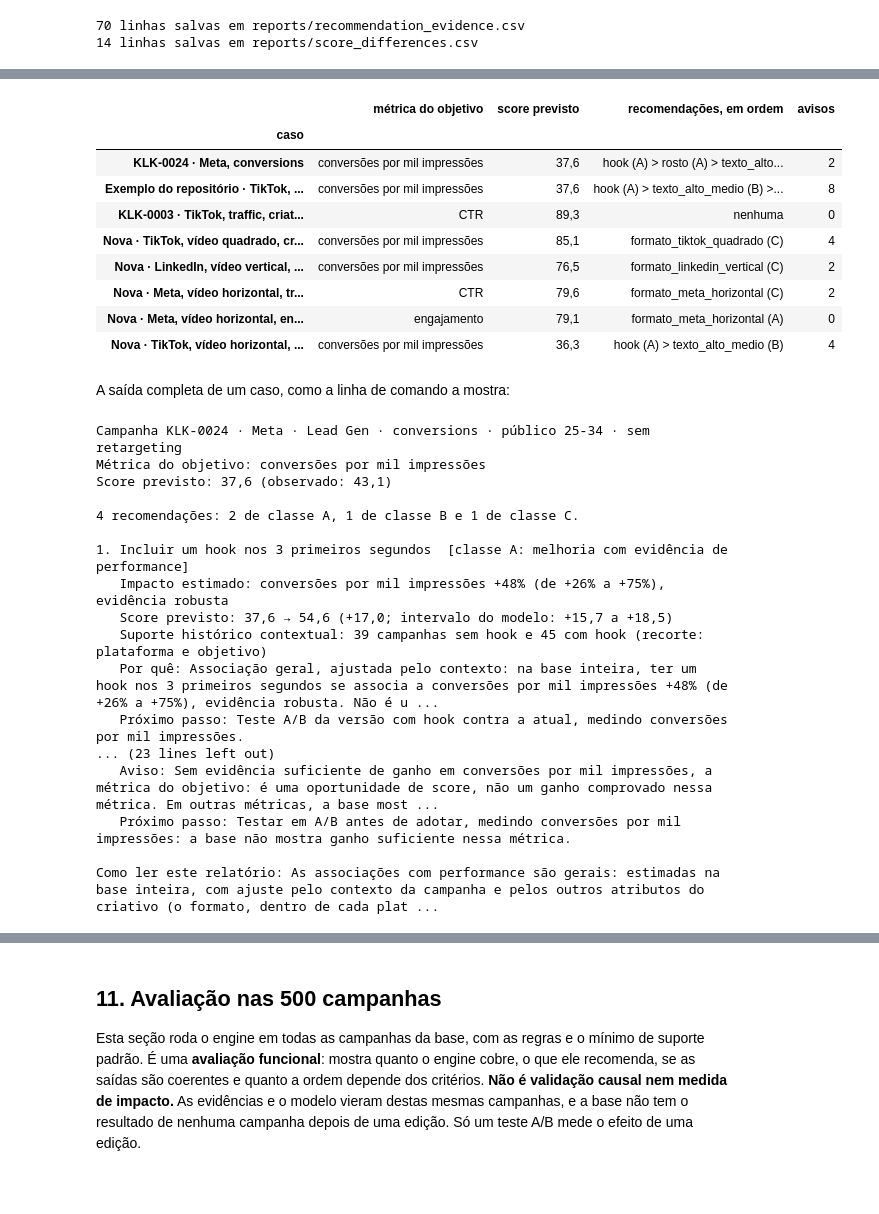
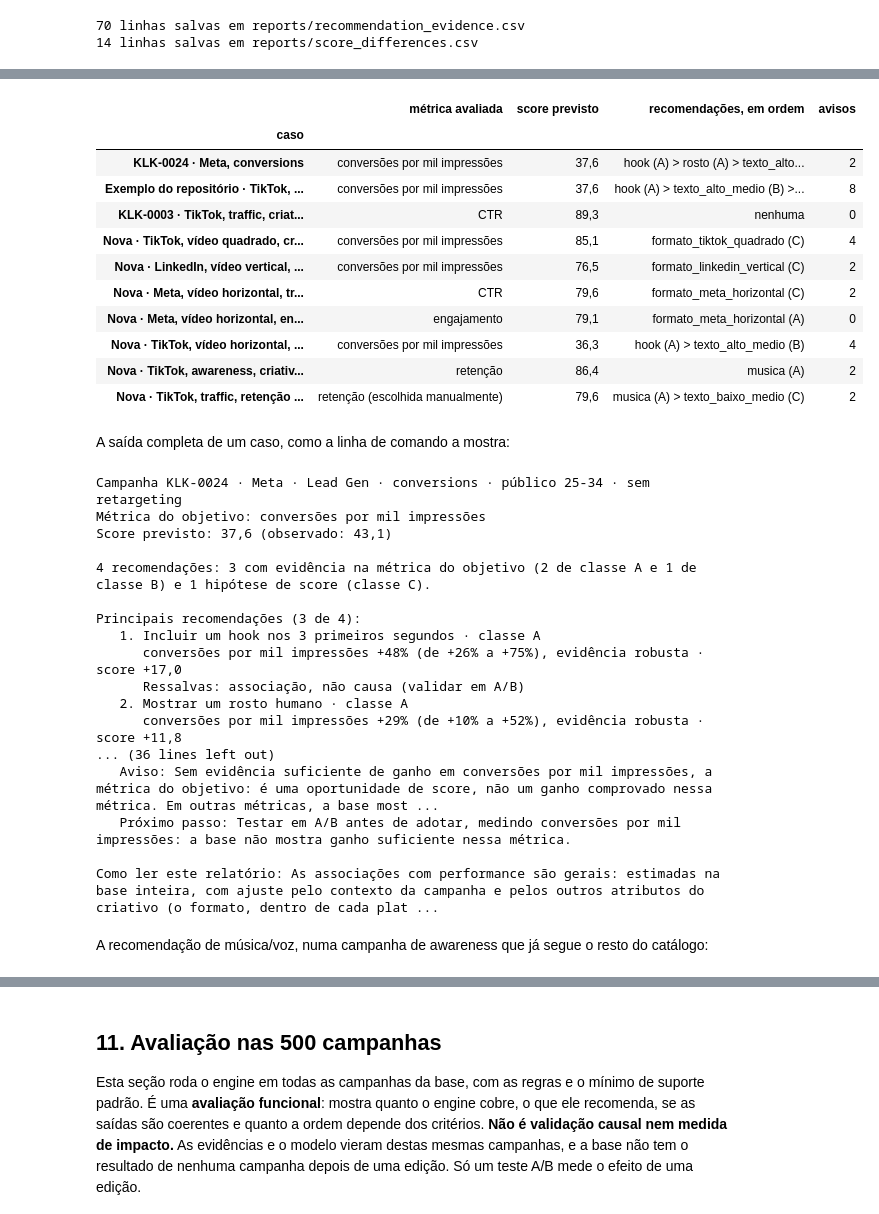
Before and after one commit to murilozgodoy/case_klike.ia, a Jupyter notebook: notebooks/04_recommendations.ipynb, the cells around one changed output, grey strips where cells are left out. Cells and saved outputs as stored; diff of their text form; code cells hidden in the pictures; blank space fills up the shorter version.

```diff
--- a/notebooks/04_recommendations.ipynb
+++ b/notebooks/04_recommendations.ipynb
@@ -508,35 +561,40 @@ cases = {
         "objective": "traffic",
     },
     "Nova · Meta, vídeo horizontal, engagement": {
         **complete,
         "platform": "Meta",
         "format": "horizontal",
         "category": "Lead Gen",
         "objective": "engagement",
     },
     "Nova · TikTok, vídeo horizontal, sem histórico": {**example, "format": "horizontal"},
+    "Nova · TikTok, awareness, criativo completo": {**complete, "objective": "awareness"},
 }
 reports = {name: engine.recommend(campaign) for name, campaign in cases.items()}
+reports["Nova · TikTok, traffic, retenção escolhida manualmente"] = engine.recommend(
+    {**complete, "objective": "traffic", "text_density": "low"}, metric="completion_rate"
+)
 display(
     pd.DataFrame(
         [
             {
                 "caso": name,
-                "métrica do objetivo": report.metric_name,
+                "métrica avaliada": report.metric_name
+                + (" (escolhida manualmente)" if report.metric_is_manual else ""),
                 "score previsto": fmt_number(report.predicted_score, 1),
                 "recomendações, em ordem": " > ".join(
                     f"{r.action} ({r.recommendation_class})" for r in report.recommendations
                 )
                 or "nenhuma",
                 "avisos": sum(len(r.warnings) for r in report.recommendations)
                 + len(report.notes),
             }
             for name, report in reports.items()
         ]
     ).set_index("caso")
 )
 # %% [output]
-|  | métrica do objetivo | score previsto | recomendações, em ordem | avisos |
+|  | métrica avaliada | score previsto | recomendações, em ordem | avisos |
 | caso |  |  |  |  |
 | KLK-0024 · Meta, conversions | conversões por mil impressões | 37,6 | hook (A) > rosto (A) > texto_alto... | 2 |
 | Exemplo do repositório · TikTok, ... | conversões por mil impressões | 37,6 | hook (A) > texto_alto_medio (B) >... | 8 |
@@ -546,6 +604,8 @@ display(
 | Nova · Meta, vídeo horizontal, tr... | CTR | 79,6 | formato_meta_horizontal (C) | 2 |
 | Nova · Meta, vídeo horizontal, en... | engajamento | 79,1 | formato_meta_horizontal (A) | 0 |
 | Nova · TikTok, vídeo horizontal, ... | conversões por mil impressões | 36,3 | hook (A) > texto_alto_medio (B) | 4 |
+| Nova · TikTok, awareness, criativ... | retenção | 86,4 | musica (A) | 2 |
+| Nova · TikTok, traffic, retenção ... | retenção (escolhida manualmente) | 79,6 | musica (A) > texto_baixo_medio (C) | 2 |
 # %% [markdown]
 A saída completa de um caso, como a linha de comando a mostra:
 # %%
@@ -555,16 +615,18 @@ Campanha KLK-0024 · Meta · Lead Gen · conversions · público 25-34 · sem re
 Métrica do objetivo: conversões por mil impressões
 Score previsto: 37,6 (observado: 43,1)
 
-4 recomendações: 2 de classe A, 1 de classe B e 1 de classe C.
+4 recomendações: 3 com evidência na métrica do objetivo (2 de classe A e 1 de classe B) e 1 hipótese de score (classe C).
 
-1. Incluir um hook nos 3 primeiros segundos  [classe A: melhoria com evidência de performance]
-   Impacto estimado: conversões por mil impressões +48% (de +26% a +75%), evidência robusta
-   Score previsto: 37,6 → 54,6 (+17,0; intervalo do modelo: +15,7 a +18,5)
-   Suporte histórico contextual: 39 campanhas sem hook e 45 com hook (recorte: plataforma e objetivo)
-   Por quê: Associação geral, ajustada pelo contexto: na base inteira, ter um hook nos 3 primeiros segundos se associa a conversões por mil impressões +48% (de +26% a +75%), evidência robusta. Não é u ...
-   Próximo passo: Teste A/B da versão com hook contra a atual, medindo conversões por mil impressões.
-... (23 lines left out)
+Principais recomendações (3 de 4):
+   1. Incluir um hook nos 3 primeiros segundos · classe A
+      conversões por mil impressões +48% (de +26% a +75%), evidência robusta · score +17,0
+      Ressalvas: associação, não causa (validar em A/B)
+   2. Mostrar um rosto humano · classe A
+      conversões por mil impressões +29% (de +10% a +52%), evidência robusta · score +11,8
+... (36 lines left out)
    Aviso: Sem evidência suficiente de ganho em conversões por mil impressões, a métrica do objetivo: é uma oportunidade de score, não um ganho comprovado nessa métrica. Em outras métricas, a base most ...
    Próximo passo: Testar em A/B antes de adotar, medindo conversões por mil impressões: a base não mostra ganho suficiente nessa métrica.
 
 Como ler este relatório: As associações com performance são gerais: estimadas na base inteira, com ajuste pelo contexto da campanha e pelos outros atributos do criativo (o formato, dentro de cada plat ...
+# %% [markdown]
+A recomendação de música/voz, numa campanha de awareness que já segue o resto do catálogo:
```
Also changed, not shown: parts of 42 cells of this notebook, 3 other files.
